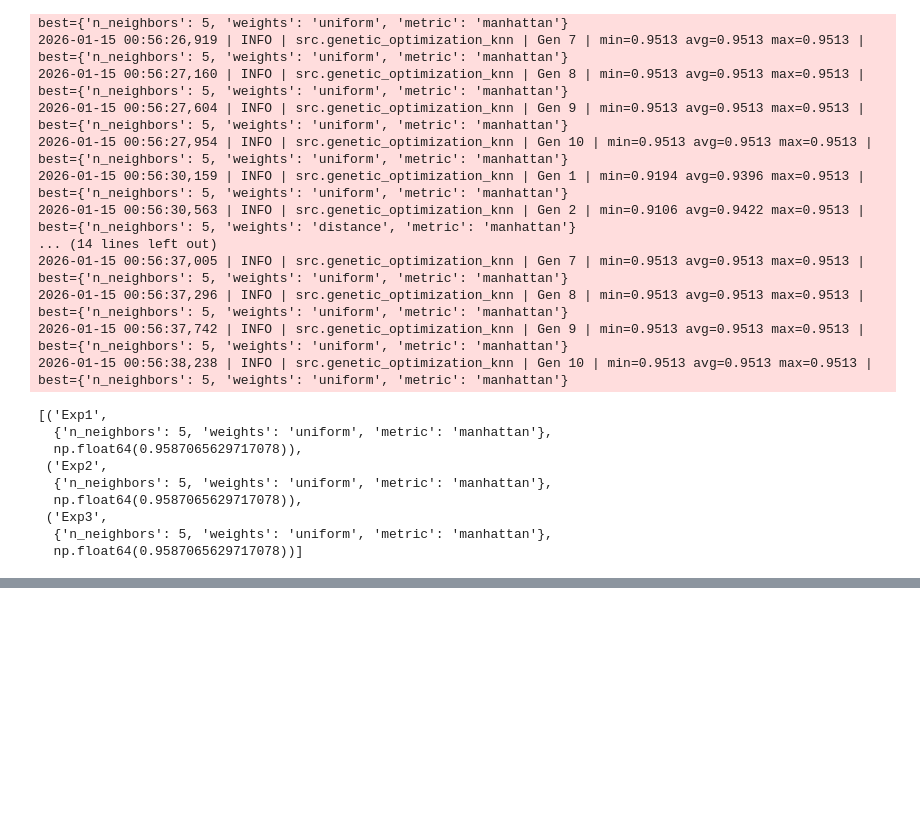
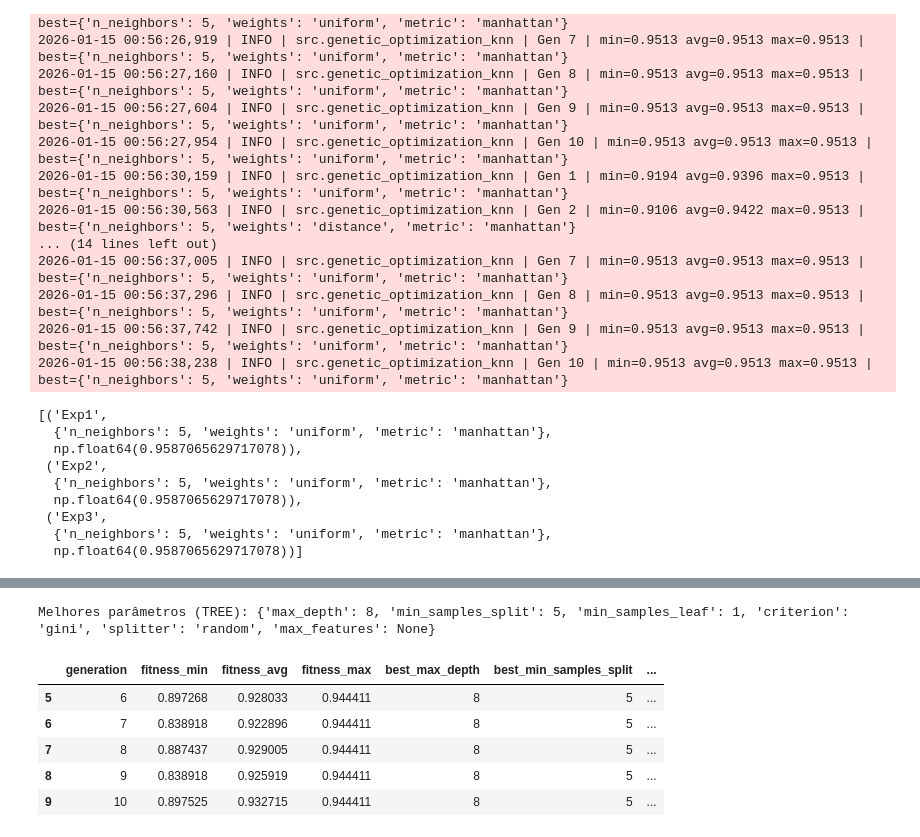
Before and after one commit to KeityPires/tech-challenge-ia-diagnostico, a Jupyter notebook: notebooks/02_exploracao_dados_cancer_mama.ipynb, the cells around one changed output, grey strips where cells are left out. Saved outputs shown, nothing was run; the diff lists cells and outputs as text; code cells hidden in the pictures; blank space fills up the shorter version.

```diff
--- a/notebooks/02_exploracao_dados_cancer_mama.ipynb
+++ b/notebooks/02_exploracao_dados_cancer_mama.ipynb
@@ -1011,0 +1031,20 @@ resultados
+# %%
+from src.genetic_optimization_tree import optimize_tree_with_ga, GAConfigTree
+
+config1 = GAConfigTree(
+    population_size=20,
+    n_generations=10,
+    mut_prob=0.10,
+    cx_prob=0.70,
+    cv_folds=5
+)
+
+best_tree, best_params_tree, history_tree = optimize_tree_with_ga(
+    X_train_scaled,  # ou X_train
+    y_train,
+    config=config1
+)
+
+print("Melhores parâmetros (TREE):", best_params_tree)
+display(history_tree.tail())
+# %% [output]
@@ -1011,0 +1061,7 @@ resultados
+Melhores parâmetros (TREE): {'max_depth': 8, 'min_samples_split': 5, 'min_samples_leaf': 1, 'criterion': 'gini', 'splitter': 'random', 'max_features': None}
+|  | generation | fitness_min | fitness_avg | fitness_max | best_max_depth | best_min_samples_split | ... |
+| 5 | 6 | 0.897268 | 0.928033 | 0.944411 | 8 | 5 | ... |
+| 6 | 7 | 0.838918 | 0.922896 | 0.944411 | 8 | 5 | ... |
+| 7 | 8 | 0.887437 | 0.929005 | 0.944411 | 8 | 5 | ... |
+| 8 | 9 | 0.838918 | 0.925919 | 0.944411 | 8 | 5 | ... |
+| 9 | 10 | 0.897525 | 0.932715 | 0.944411 | 8 | 5 | ... |
```
Also changed, not shown: parts of 4 cells of this notebook, 1 other file.
